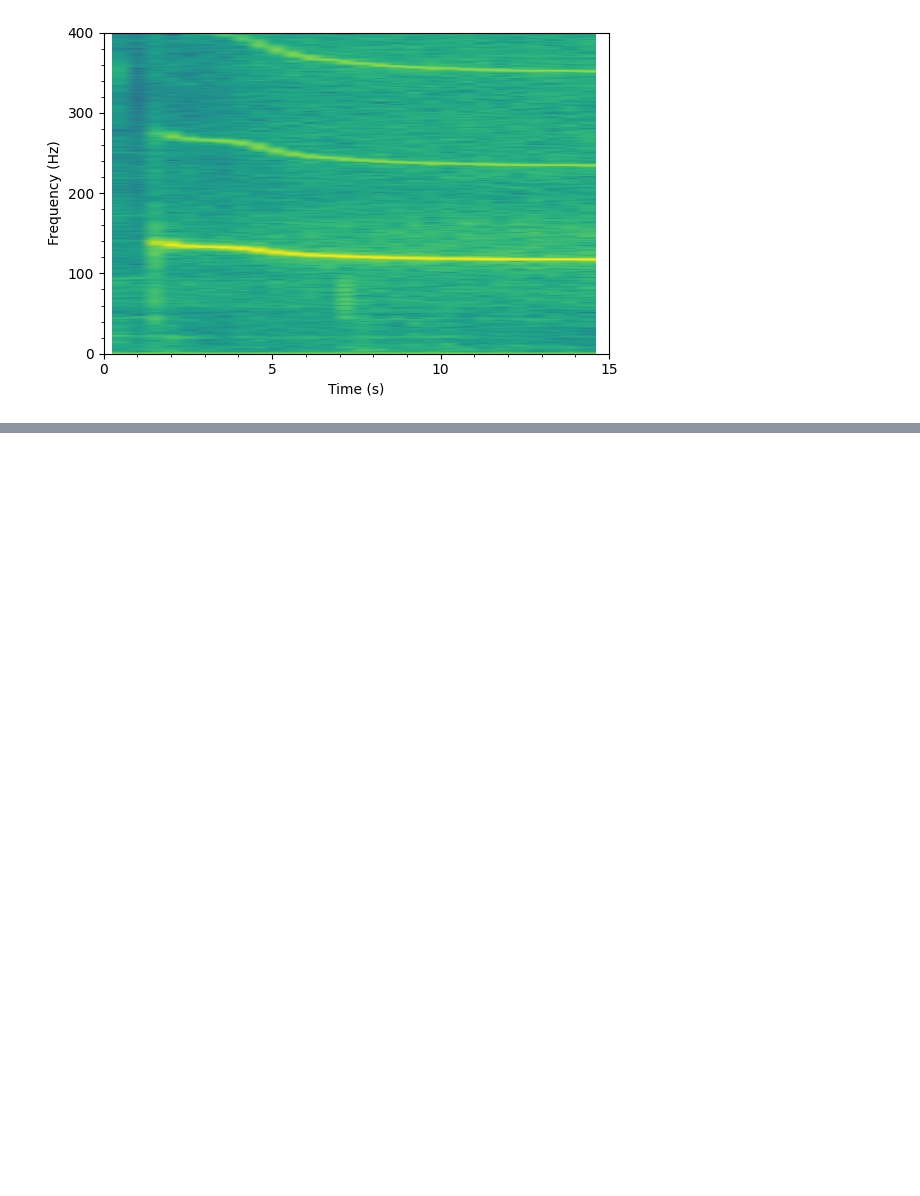
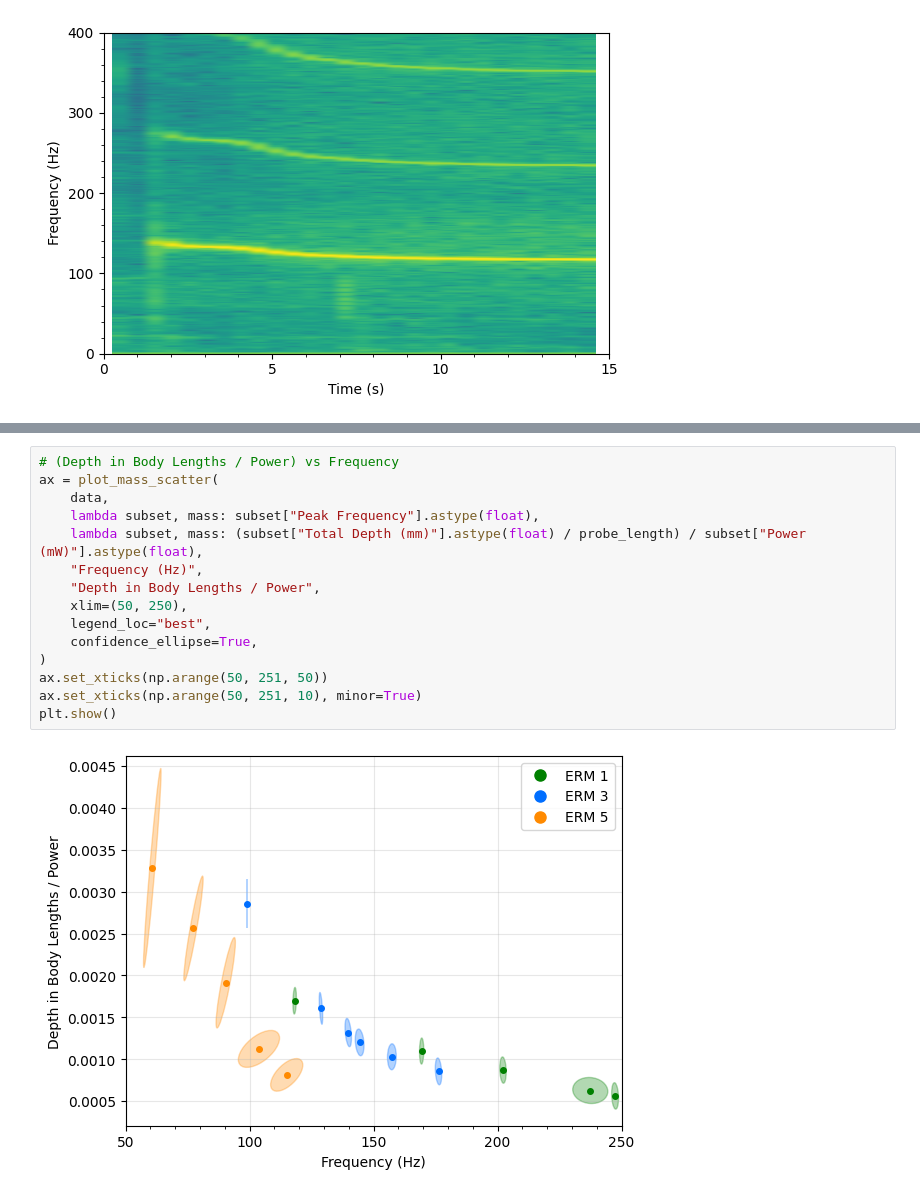
Before and after one commit to OzzysMess/clamming, a Jupyter notebook: master_notes.ipynb, the cells around one changed output, grey strips where cells are left out. Cells and saved outputs as stored; diff of their text form; blank space fills up the shorter version.

```diff
--- a/master_notes.ipynb
+++ b/master_notes.ipynb
@@ -373,0 +378,17 @@ plt.show()
+# %%
+# (Depth in Body Lengths / Power) vs Frequency
+ax = plot_mass_scatter(
+    data,
+    lambda subset, mass: subset["Peak Frequency"].astype(float),
+    lambda subset, mass: (subset["Total Depth (mm)"].astype(float) / probe_length) / subset["Power (mW)"].astype(float),
+    "Frequency (Hz)",
+    "Depth in Body Lengths / Power",
+    xlim=(50, 250),
+    legend_loc="best",
+    confidence_ellipse=True,
+)
+ax.set_xticks(np.arange(50, 251, 50))
+ax.set_xticks(np.arange(50, 251, 10), minor=True)
+plt.show()
+# %% [output]
+[figure, added]
```
Also changed, not shown: parts of 7 cells of this notebook.
